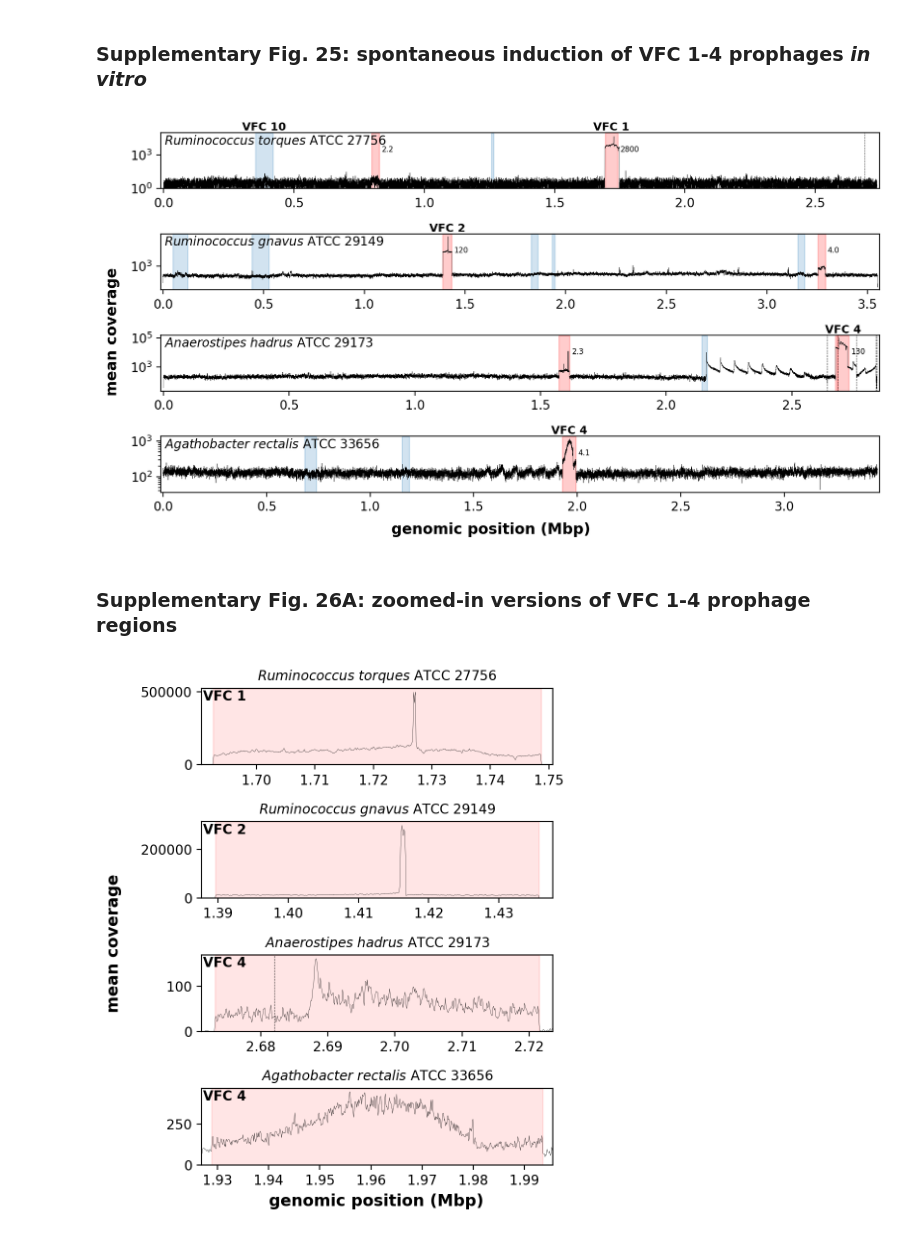
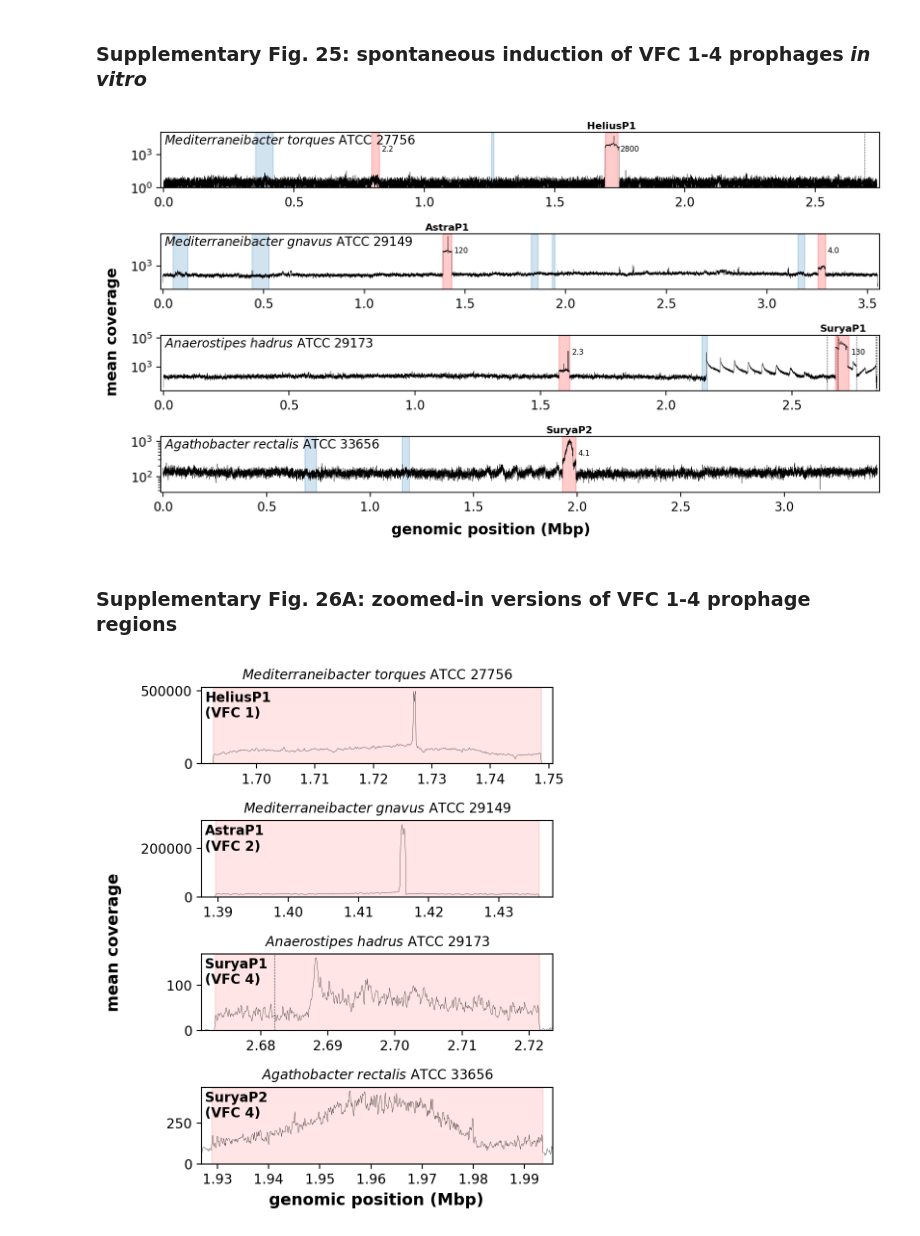
Before and after one commit to CSB5/SPMP_Phages, a Jupyter notebook: figures/notebooks/Fig3D_S25_S26A_prophage_induction.ipynb, the cells around one changed output. Drawn from its saved outputs; the diff is of its cells as text; code cells hidden in the pictures.

Commit message:
Added CheckV quality, Cohen's d statistics, and names for prophages in induction experiments

```diff
--- a/figures/notebooks/Fig3D_S25_S26A_prophage_induction.ipynb
+++ b/figures/notebooks/Fig3D_S25_S26A_prophage_induction.ipynb
@@ -4,7 +4,7 @@ import seaborn as sns
 import matplotlib.pyplot as plt
 
 refs = ['Ruminococcus_torques_ATCC_27756', 'Ruminococcus_gnavus_ATCC_29149', 'Anaerostipes_hadrus_ATCC_29173', 'Agathobacter_rectalis_ATCC_33656']
-reflabels = [r'$\mathit{Ruminococcus\ torques}$ ATCC 27756', r'$\mathit{Ruminococcus\ gnavus}$ ATCC 29149', r'$\mathit{Anaerostipes\ hadrus}$ ATCC 29173', r'$\mathit{Agathobacter\ rectalis}$ ATCC 33656']
+reflabels = [r'$\mathit{Mediterraneibacter\ torques}$ ATCC 27756', r'$\mathit{Mediterraneibacter\ gnavus}$ ATCC 29149', r'$\mathit{Anaerostipes\ hadrus}$ ATCC 29173', r'$\mathit{Agathobacter\ rectalis}$ ATCC 33656']
 # %%
 ### Format number to show 2 significant figures (no scientific notation)
 
@@ -20,6 +20,14 @@ def format_2sf(val):
         scale = 10 ** (order - 1)
         rounded = round(val / scale) * scale
         return f"{rounded:.0f}"
+# %%
+# (host strain, VFC) -> prophage name
+prophage_labels = {
+    ('Ruminococcus_torques_ATCC_27756', 1): 'HeliusP1',
+    ('Ruminococcus_gnavus_ATCC_29149', 2): 'AstraP1',
+    ('Anaerostipes_hadrus_ATCC_29173', 4): 'SuryaP1',
+    ('Agathobacter_rectalis_ATCC_33656', 4): 'SuryaP2',
+}
 # %% [markdown]
 ### Fig. 3D: induction of VFC 1-4 prophages *in vitro*
 # %%
@@ -97,7 +115,7 @@ plt.tight_layout()
 # %%
 mitcol = 'nomitC'
 
-foldinductioncol = f'fold_induction_{mitcol}'
+foldinductioncol = f'coverage_ratio_{mitcol}'
 
 import matplotlib.transforms as mtransforms
 
@@ -140,11 +158,22 @@ for i, (ref, reflabel) in enumerate(zip(refs, reflabels)):
         if id > 0:
             axes[i].axvline(x=row.cum_sum, color='black', linewidth=0.4, alpha=0.8, linestyle='--')
 
-    for id, row in df_prophage.iterrows():
-        if row.VFC <= 12:
-            axes[i].text((row.cumstart + row.cumend)/2, 1, f'VFC {int(row.VFC)}',
-             ha='center', va='bottom', fontsize=9, fontweight='bold',
-             transform=trans)
+    for _, row in df_prophage.iterrows():
+        if pd.notna(row.VFC) and row.VFC <= 4:
+            label = prophage_labels.get((ref, int(row.VFC)),
+                                        f'VFC {int(row.VFC)}')
+
+            axes[i].text(
+                (row.cumstart + row.cumend) / 2,
+                1.03,
+                label,
+                ha='center',
+                va='bottom',
+                fontsize=8,
+                fontweight='bold',
+                transform=trans
+            )
+
 
     x_min = df_contigs['cum_sum'].min()
     x_max = (df_contigs['cum_sum'] + df_contigs['contig_len']).max()
@@ -163,20 +192,21 @@ fig.supylabel('mean coverage', weight='bold')
 
 plt.tight_layout()
 # %% [output]
-[figure, old version]
+[figure, new version]
 # %% [markdown]
 ### Supplementary Fig. 26A: zoomed-in versions of VFC 1-4 prophage regions
 # %%
 mitcol = 'mitC'
 
-foldinductioncol = f'fold_induction_{mitcol}'
+foldinductioncol = f'coverage_ratio_{mitcol}'
 
 # Pick out the prophages belonging to these VFCs to plot
 vfcs = [1, 2, 4, 4]
+labels = [prophage_labels.get((ref, vfc), '') + f'\n(VFC {vfc})' for ref, vfc in zip(refs, vfcs)]
 
 fig, axes = plt.subplots(4, figsize=(5, 6), dpi=200)
 
-for i, (ref, reflabel, vfc) in enumerate(zip(refs, reflabels, vfcs)):
+for i, (ref, reflabel, vfc, label) in enumerate(zip(refs, reflabels, vfcs, labels)):
     df = pd.read_csv(f'../data/prophage_induction_readmapping/{ref}_depth.tsv', sep='\t')
     df_contigs = pd.read_csv(f'../data/prophage_induction_readmapping/{ref}_contig-info.tsv', sep='\t')
     df_prophage = pd.read_csv(f'../data/prophage_induction_readmapping/{ref}_prophage-info.tsv', sep='\t')
@@ -191,32 +221,32 @@ for i, (ref, reflabel, vfc) in enumerate(zip(refs, reflabels, vfcs)):
 
     prophage_row = df_prophage[df_prophage['VFC'] == vfc].iloc[0]
 
-    axes[i].annotate(f'VFC {int(prophage_row.VFC)}', xy=(0.005,0.98), xycoords='axes fraction', va='top', ha='left', fontweight='bold')
+    axes[i].annotate(label, xy=(0.01,0.95), xycoords='axes fraction', va='top', ha='left', fontweight='bold')
 
     axes[i].set_title(reflabel, fontsize=10)
 
     axes[i].axvspan(
         prophage_row.replication_cumstart, prophage_row.replication_cumend,
         color='red', alpha=0.1, edgecolor=None
     )
 
     # Genome assembly boundaries
     for id, row in df_contigs.iterrows():
         if id > 0:
             axes[i].axvline(x=row.cum_sum, color='black', linewidth=0.4, alpha=0.8, linestyle='--')
 
     axes[i].set_xlim(prophage_row.replication_cumstart - 2e3, prophage_row.replication_cumend + 2e3)
 
     y1, y2 = axes[i].get_ylim()
     axes[i].set_ylim(0, y2) # linear scale
 
 for ax in axes:
     ax.ticklabel_format(style='plain', axis='x')
     ax.set_xticklabels([f'{x/1e6:.2f}' for x in ax.get_xticks()])
 
 fig.supxlabel('              genomic position (Mbp)', y=0.04, weight='bold')
 fig.supylabel('mean coverage', weight='bold')
 
 plt.tight_layout()
 # %% [output]
-[figure, old version]
+[figure, new version]
```
Also changed, not shown: parts of 1 cell of this notebook, 4 other files.
